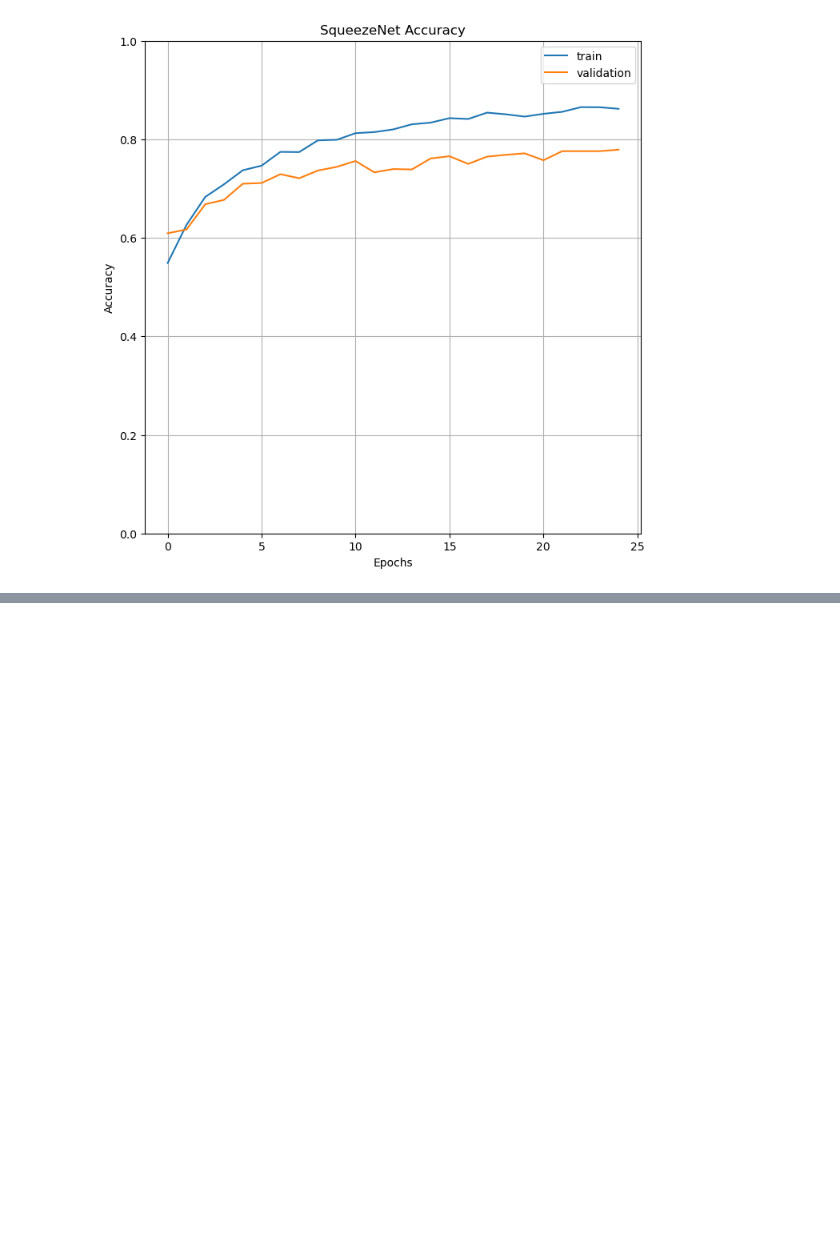
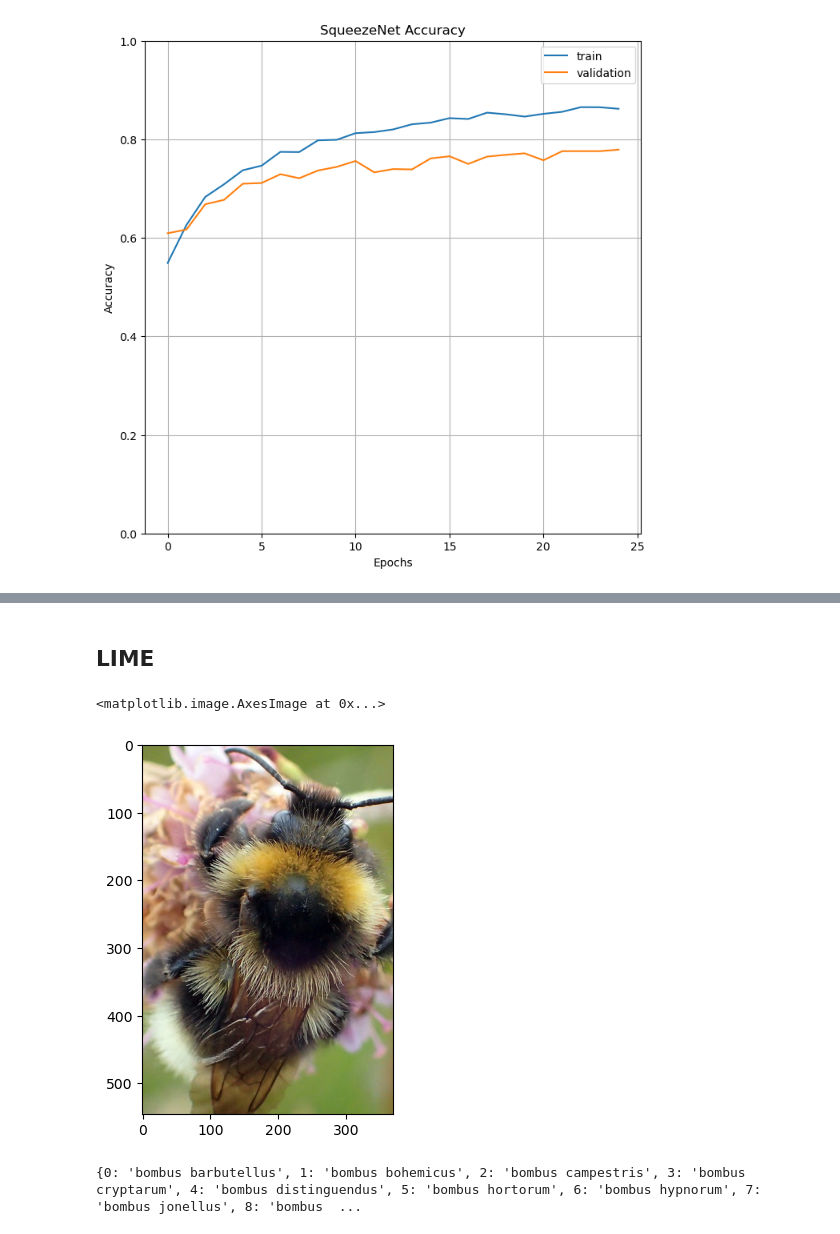
Before and after one commit to alecfei/bumblebee-classification, a Jupyter notebook: testing_augmented_pytorch.ipynb, the cells around one changed output, grey strips where cells are left out. Cells and saved outputs as stored; diff of their text form; code cells hidden in the pictures; blank space fills up the shorter version.

Commit message:
add lime interpretation

```diff
--- a/testing_augmented_pytorch.ipynb
+++ b/testing_augmented_pytorch.ipynb
@@ -441 +446,3 @@ Predcition 3 : bombus lucorum , Score:  0.056563508
 [figure]
+# %% [markdown]
+## LIME
@@ -441,0 +459,11 @@ Predcition 3 : bombus lucorum , Score:  0.056563508
+# %%
+def get_image(path):
+    with open(os.path.abspath(path), 'rb') as f:
+        with PIL.Image.open(f) as img:
+            return img.convert('RGB')
+
+img = get_image('/home/hduser/Desktop/augmented data pytorch/bohemicus/bombus bohemicus male 1.jpg')
+plt.imshow(img)
+# %% [output]
+<matplotlib.image.AxesImage at 0x...>
+[figure, added]
@@ -441,0 +493,5 @@ Predcition 3 : bombus lucorum , Score:  0.056563508
+# %%
+type(idx_to_class)
+print(idx_to_class)
+# %% [output]
+{0: 'bombus barbutellus', 1: 'bombus bohemicus', 2: 'bombus campestris', 3: 'bombus cryptarum', 4: 'bombus distinguendus', 5: 'bombus hortorum', 6: 'bombus hypnorum', 7: 'bombus jonellus', 8: 'bombus  ...
```
Also changed, not shown: parts of 16 cells of this notebook.
